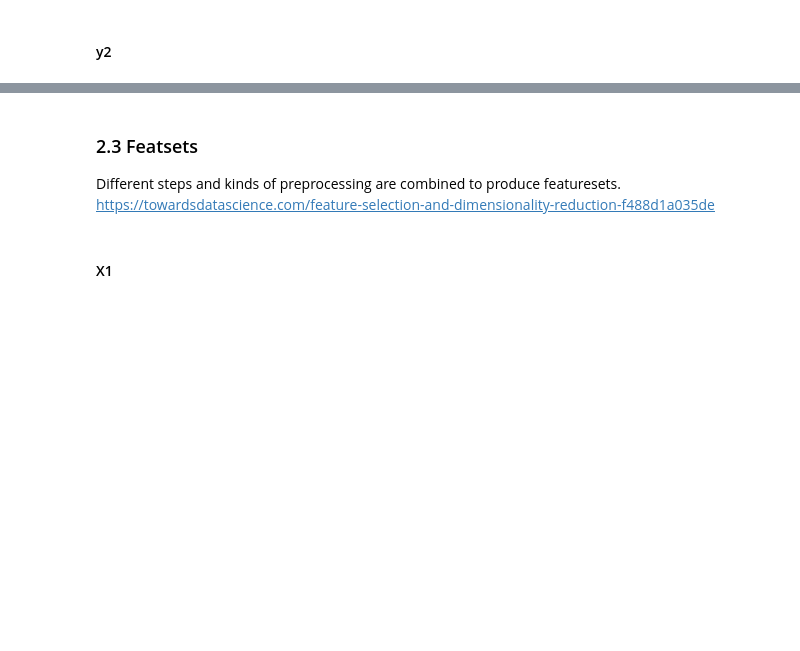
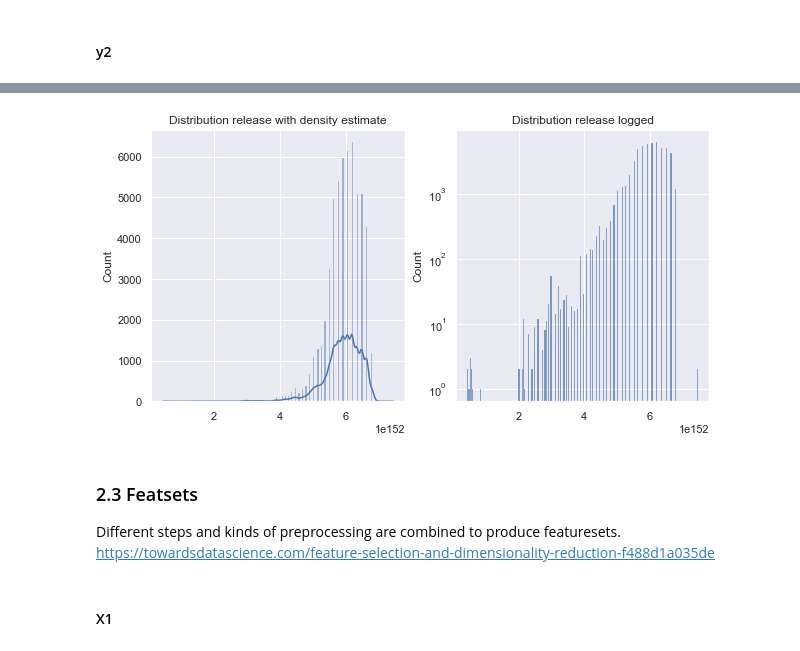
Before and after one commit to Julietvr/bds, a Jupyter notebook: regression/2_preprocessing.ipynb, the cells around one changed output, grey strips where cells are left out. Cells and saved outputs as stored; diff of their text form; code cells hidden in the pictures; blank space fills up the shorter version.

```diff
--- a/regression/2_preprocessing.ipynb
+++ b/regression/2_preprocessing.ipynb
@@ -136 +135,15 @@ np.savetxt('featsets/y1.csv', y1, delimiter=",")
+# %%
+y2 = stats.boxcox(y2)[0]
+# %%
+fig, axs = plt.subplots(ncols=2, figsize=(10,5))
+
+ax1 = sns.histplot(data=y2, kde=True, ax=axs[0])
+ax1.set(title="Distribution release with density estimate")
+
+ax2 = sns.histplot(data=y2, log_scale=(False, True), ax=axs[1])
+ax2.set(title="Distribution release logged")
+
+fig;
+# %% [output]
+[figure, added]
 # %%
```
Also changed, not shown: parts of 24 cells of this notebook, 7 other files.
